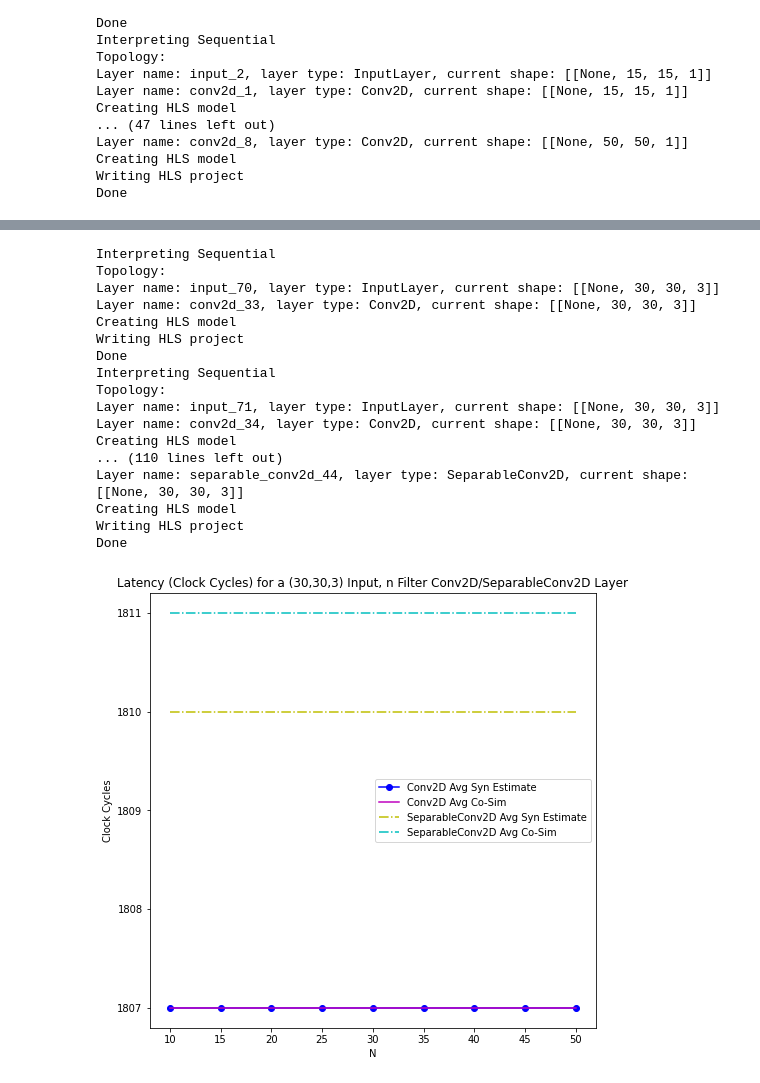
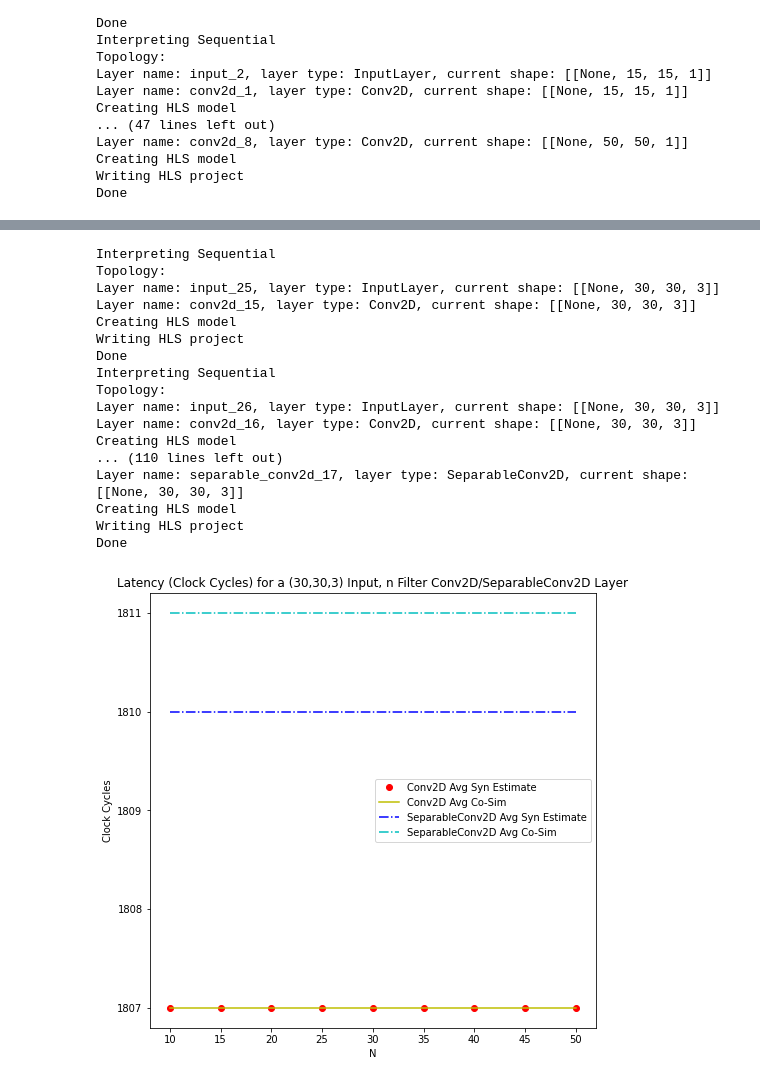
Before and after one commit to veyron8800/StreamCNNTesting, a Jupyter notebook: ConvolutionalLatencyScaling.ipynb, the cells around one changed output, grey strips where cells are left out. Saved outputs shown, nothing was run; the diff lists cells and outputs as text; code cells hidden in the pictures.

```diff
--- a/ConvolutionalLatencyScaling.ipynb
+++ b/ConvolutionalLatencyScaling.ipynb
@@ -15,8 +16,8 @@ for n in N1:
     m = keras.models.Sequential(name=f'N_{n}')
     m.add(keras.layers.Input((n,n,1)))
     m.add(keras.layers.Conv2D(8,(3,3)))
-    r = synthesize_model(m, 'io_stream', 'ap_fixed<9,5>', 'Latency', cosim=True,  delete_files=True,
-                         test_input=np.random.random_sample((20,n,n,1)))
+    r = synthesize_model(m, 'io_stream', 'ap_fixed<9,1>', 'Latency', cosim=True,  delete_files=True,
+                         fake_sim_data=True)
     t1_syn.append(int(r['syn_latency_estimates']['avg']))
     t1_sim.append(int(r['reports']['sim_rpt']['AVER_LATENCY']))
 # %% [output]
@@ -66,8 +69,8 @@ for n in N2:
         m = keras.models.Sequential(name=f'N_{n}')
         m.add(keras.layers.Input((30,30,n)))
         m.add(keras.layers.Conv2D(8,(3,3)))
-        r = synthesize_model(m, 'io_stream', 'ap_fixed<9,5>', 'Latency', cosim=True, delete_files=True,
-                             test_input=np.random.random_sample((20,30,30,n)))
+        r = synthesize_model(m, 'io_stream', 'ap_fixed<9,1>', 'Latency', cosim=True, delete_files=True,
+                             fake_sim_data=True)
         t2_conv2d_syn.append(int(r['syn_latency_estimates']['avg']))
         t2_conv2d_sim.append(int(r['reports']['sim_rpt']['AVER_LATENCY']))
     except:
@@ -81,8 +84,8 @@ for n in N2:
     m = keras.models.Sequential(name=f'N_{n}')
     m.add(keras.layers.Input((30,30,n)))
     m.add(keras.layers.SeparableConv2D(8, (3,3)))
-    r = synthesize_model(m, 'io_stream', 'ap_fixed<9,5>', 'Latency', cosim=True, delete_files=True,
-                         test_input=np.random.random_sample((20,30,30,n)))
+    r = synthesize_model(m, 'io_stream', 'ap_fixed<9,1>', 'Latency', cosim=True, delete_files=True,
+                         fake_sim_data=True)
     t2_sep_conv2d_syn.append(int(r['syn_latency_estimates']['avg']))
     t2_sep_conv2d_sim.append(int(r['reports']['sim_rpt']['AVER_LATENCY']))
 # %% [output]
@@ -133,8 +136,8 @@ for n in N3:
         m = keras.models.Sequential(name=f'N_{n}')
         m.add(keras.layers.Input((30,30,3)))
         m.add(keras.layers.Conv2D(n,(3,3)))
-        r = synthesize_model(m, 'io_stream', 'ap_fixed<9,5>', 'Latency', cosim=True, delete_files=True,
-                             test_input=np.random.random_sample((20,30,30,3)))
+        r = synthesize_model(m, 'io_stream', 'ap_fixed<9,1>', 'Latency', cosim=True, delete_files=True,
+                             fake_sim_data=True)
         t3_conv2d_syn.append(int(r['syn_latency_estimates']['avg']))
         t3_conv2d_sim.append(int(r['reports']['sim_rpt']['AVER_LATENCY']))
     except:
@@ -148,40 +151,40 @@ for n in N3:
     m = keras.models.Sequential(name=f'N_{n}')
     m.add(keras.layers.Input((30,30,3)))
     m.add(keras.layers.SeparableConv2D(8, (3,3)))
-    r = synthesize_model(m, 'io_stream', 'ap_fixed<9,5>', 'Latency', cosim=True, delete_files=True,
-                         test_input=np.random.random_sample((20,30,30,3)))
+    r = synthesize_model(m, 'io_stream', 'ap_fixed<9,1>', 'Latency', cosim=True, delete_files=True,
+                         fake_sim_data=True)
     t3_sep_conv2d_syn.append(int(r['syn_latency_estimates']['avg']))
     t3_sep_conv2d_sim.append(int(r['reports']['sim_rpt']['AVER_LATENCY']))
 # %% [output]
 Interpreting Sequential
 Topology:
-Layer name: input_70, layer type: InputLayer, current shape: [[None, 30, 30, 3]]
-Layer name: conv2d_33, layer type: Conv2D, current shape: [[None, 30, 30, 3]]
+Layer name: input_25, layer type: InputLayer, current shape: [[None, 30, 30, 3]]
+Layer name: conv2d_15, layer type: Conv2D, current shape: [[None, 30, 30, 3]]
 Creating HLS model
 Writing HLS project
 Done
 Interpreting Sequential
 Topology:
-Layer name: input_71, layer type: InputLayer, current shape: [[None, 30, 30, 3]]
-Layer name: conv2d_34, layer type: Conv2D, current shape: [[None, 30, 30, 3]]
+Layer name: input_26, layer type: InputLayer, current shape: [[None, 30, 30, 3]]
+Layer name: conv2d_16, layer type: Conv2D, current shape: [[None, 30, 30, 3]]
 Creating HLS model
 ... (110 lines left out)
-Layer name: separable_conv2d_44, layer type: SeparableConv2D, current shape: [[None, 30, 30, 3]]
+Layer name: separable_conv2d_17, layer type: SeparableConv2D, current shape: [[None, 30, 30, 3]]
 Creating HLS model
 Writing HLS project
 Done
 # %%
 plt.figure(figsize=(8,8))
-plt.plot(N3[:len(t3_conv2d_syn)], t3_conv2d_syn, 'b-o',
-         N3[:len(t3_conv2d_sim)], t3_conv2d_sim, 'm-',
-         N3, t3_sep_conv2d_syn, 'y-.',
+plt.plot(N3[:len(t3_conv2d_syn)], t3_conv2d_syn, 'ro',
+         N3[:len(t3_conv2d_sim)], t3_conv2d_sim, 'y-',
+         N3, t3_sep_conv2d_syn, 'b-.',
          N3, t3_sep_conv2d_sim, 'c-.')
 plt.title('Latency (Clock Cycles) for a (30,30,3) Input, n Filter Conv2D/SeparableConv2D Layer')
 plt.xlabel('N')
 plt.ylabel('Clock Cycles')
 plt.legend(['Conv2D Avg Syn Estimate', 'Conv2D Avg Co-Sim', 'SeparableConv2D Avg Syn Estimate',
             'SeparableConv2D Avg Co-Sim'])
 plt.yticks(range(1807, 1812))
 plt.show()
 # %% [output]
-[figure, old version]
+[figure, new version]
```
Also changed, not shown: parts of 5 cells of this notebook, 6 other files.
